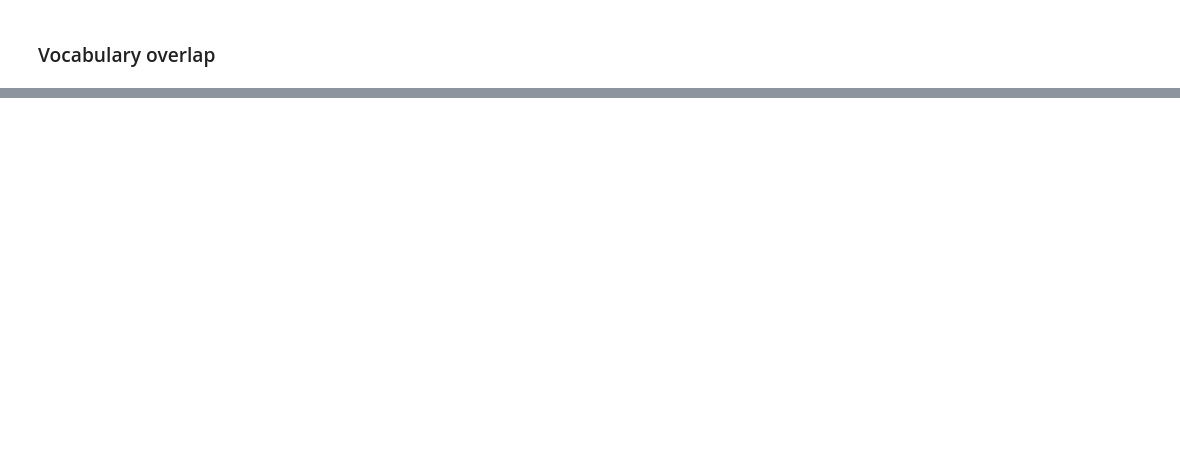
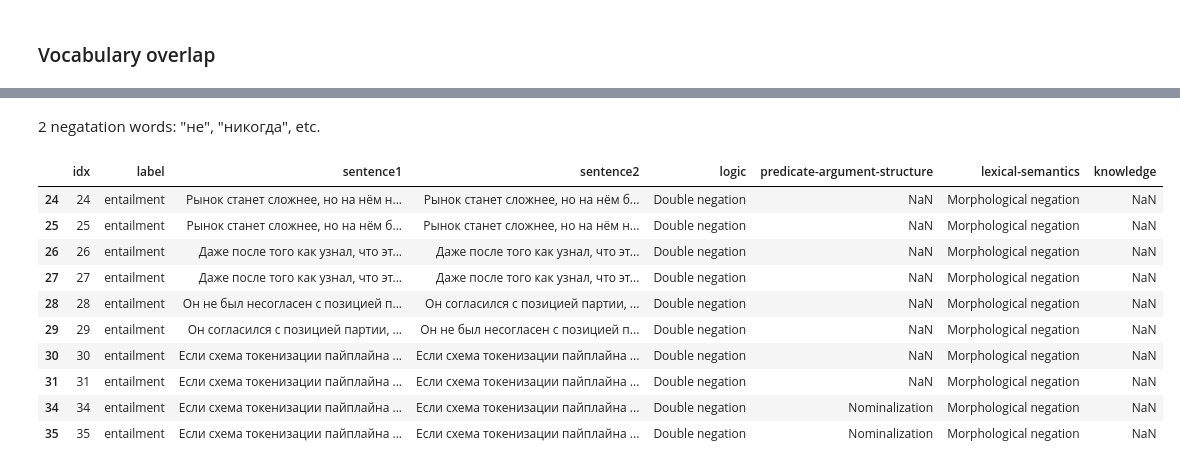
Before and after one commit to tatiana-iazykova/2020_HACK_RUSSIANSUPERGLUE, a Jupyter notebook: RSG_LiDiRus.ipynb, the cells around one changed output, grey strips where cells are left out. Cells and saved outputs as stored; diff of their text form; code cells hidden in the pictures; blank space fills up the shorter version.

```diff
--- a/RSG_LiDiRus.ipynb
+++ b/RSG_LiDiRus.ipynb
@@ -219,0 +247,16 @@ df[df.label == 'entailment'][0:10]
+# %% [markdown]
+2 negatation words: "не", "никогда", etc.
+# %%
+df.iloc[[24,25,26,27,28,29,30,31,34,35]]
+# %% [output]
+|  | idx | label | sentence1 | sentence2 | logic | predicate-argument-structure | lexical-semantics | knowledge |
+| 24 | 24 | entailment | Рынок станет сложнее, но на нём н... | Рынок станет сложнее, но на нём б... | Double negation | NaN | Morphological negation | NaN |
+| 25 | 25 | entailment | Рынок станет сложнее, но на нём б... | Рынок станет сложнее, но на нём н... | Double negation | NaN | Morphological negation | NaN |
+| 26 | 26 | entailment | Даже после того как узнал, что эт... | Даже после того как узнал, что эт... | Double negation | NaN | Morphological negation | NaN |
+| 27 | 27 | entailment | Даже после того как узнал, что эт... | Даже после того как узнал, что эт... | Double negation | NaN | Morphological negation | NaN |
+| 28 | 28 | entailment | Он не был несогласен с позицией п... | Он согласился с позицией партии, ... | Double negation | NaN | Morphological negation | NaN |
+| 29 | 29 | entailment | Он согласился с позицией партии, ... | Он не был несогласен с позицией п... | Double negation | NaN | Morphological negation | NaN |
+| 30 | 30 | entailment | Если схема токенизации пайплайна ... | Если схема токенизации пайплайна ... | Double negation | NaN | Morphological negation | NaN |
+| 31 | 31 | entailment | Если схема токенизации пайплайна ... | Если схема токенизации пайплайна ... | Double negation | NaN | Morphological negation | NaN |
+| 34 | 34 | entailment | Если схема токенизации пайплайна ... | Если схема токенизации пайплайна ... | Double negation | Nominalization | Morphological negation | NaN |
+| 35 | 35 | entailment | Если схема токенизации пайплайна ... | Если схема токенизации пайплайна ... | Double negation | Nominalization | Morphological negation | NaN |
```
Also changed, not shown: parts of 23 cells of this notebook.
